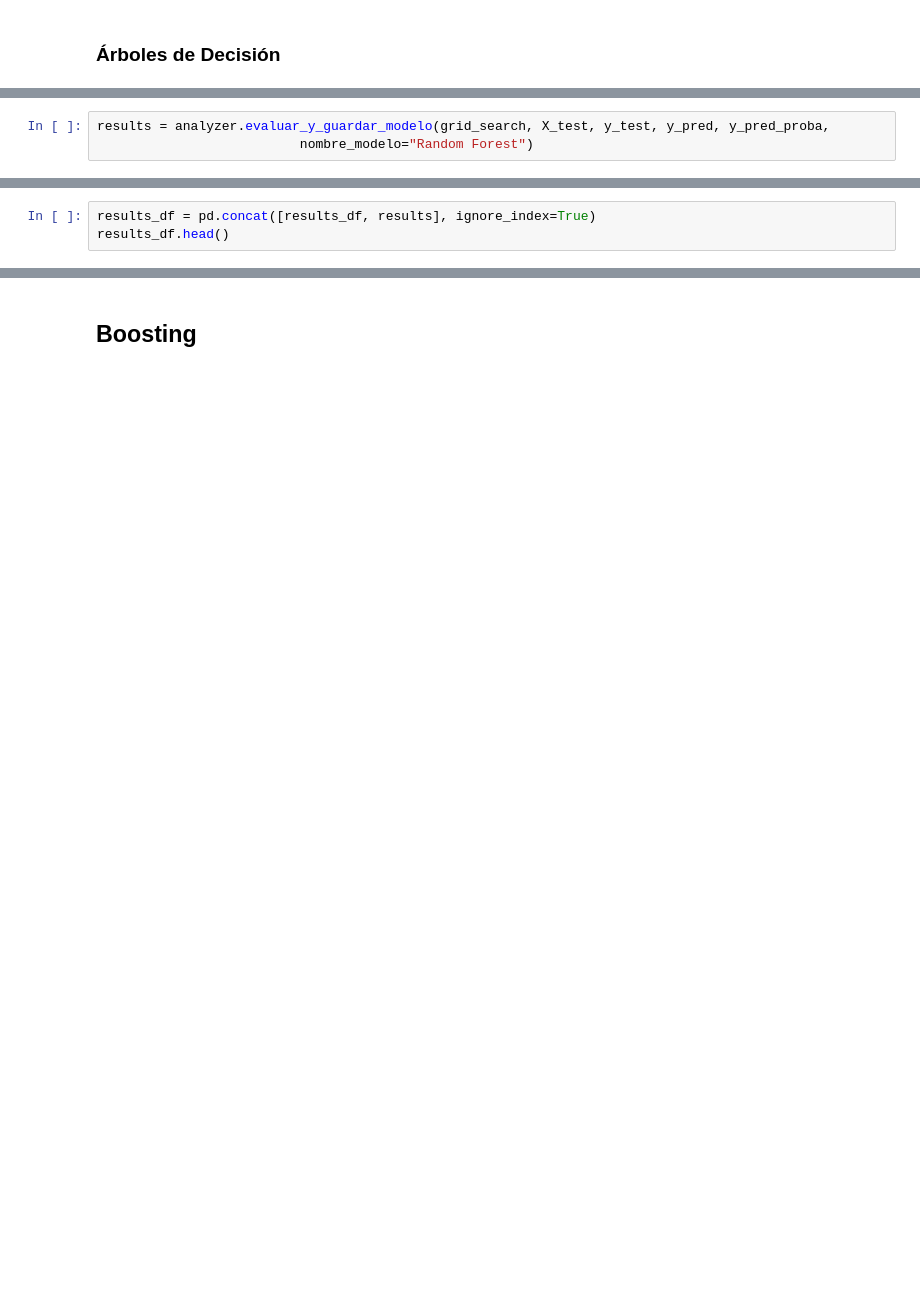
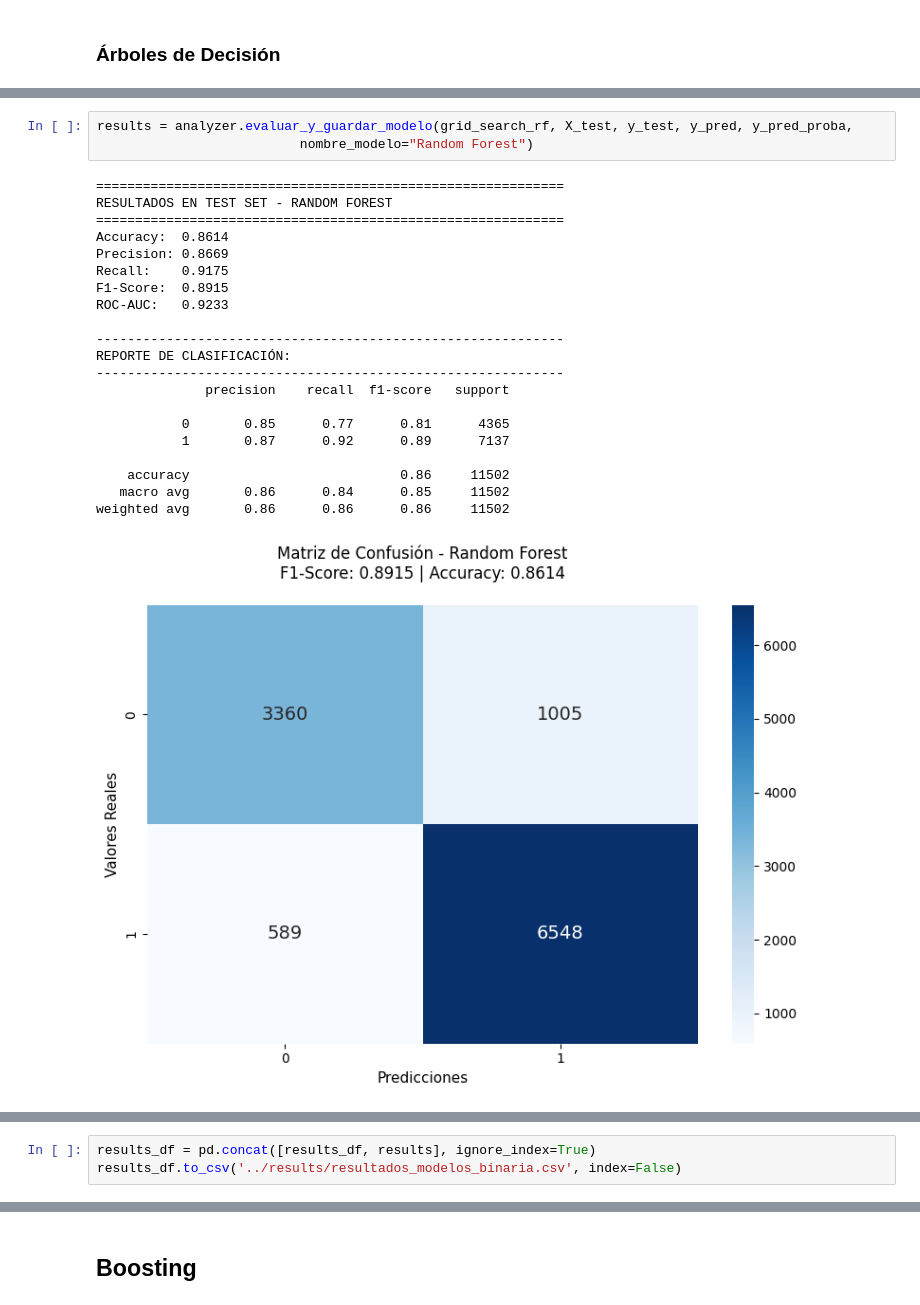
Before and after one commit to SofiaForni/aprendizaje_automatico_desertores, a Jupyter notebook: notebooks/modelos_target_binaria.ipynb, the cells around one changed output, grey strips where cells are left out. Drawn from its saved outputs; the diff is of its cells as text; blank space fills up the shorter version.

```diff
--- a/notebooks/modelos_target_binaria.ipynb
+++ b/notebooks/modelos_target_binaria.ipynb
@@ -447,3 +487,25 @@ Accuracy Random Forest: 0.8583
 # %%
-results = analyzer.evaluar_y_guardar_modelo(grid_search, X_test, y_test, y_pred, y_pred_proba,
+results = analyzer.evaluar_y_guardar_modelo(grid_search_rf, X_test, y_test, y_pred, y_pred_proba,
                           nombre_modelo="Random Forest")
+# %% [output]
+============================================================
+RESULTADOS EN TEST SET - RANDOM FOREST
+============================================================
+Accuracy:  0.8614
+Precision: 0.8669
+Recall:    0.9175
+F1-Score:  0.8915
+ROC-AUC:   0.9233
+
+------------------------------------------------------------
+REPORTE DE CLASIFICACIÓN:
+------------------------------------------------------------
+              precision    recall  f1-score   support
+
+           0       0.85      0.77      0.81      4365
+           1       0.87      0.92      0.89      7137
+
+    accuracy                           0.86     11502
+   macro avg       0.86      0.84      0.85     11502
+weighted avg       0.86      0.86      0.86     11502
+[figure, added]
@@ -450,6 +513,6 @@ results = analyzer.evaluar_y_guardar_modelo(grid_search, X_test, y_test, y_pred,
 # %%
 results_df = pd.concat([results_df, results], ignore_index=True)
-results_df.head()
+results_df.to_csv('../results/resultados_modelos_binaria.csv', index=False)
 # %%
 feature_importance_df = analyzer.plot_feature_importance(
     modelo=best_model,
```
Also changed, not shown: parts of 20 cells of this notebook, 1 other file.
